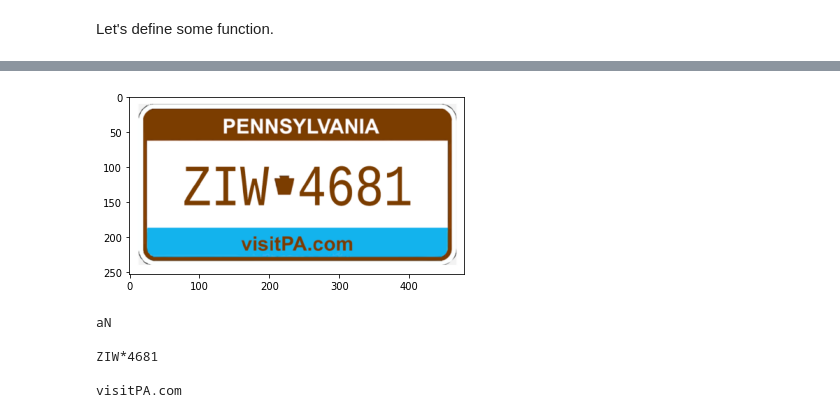
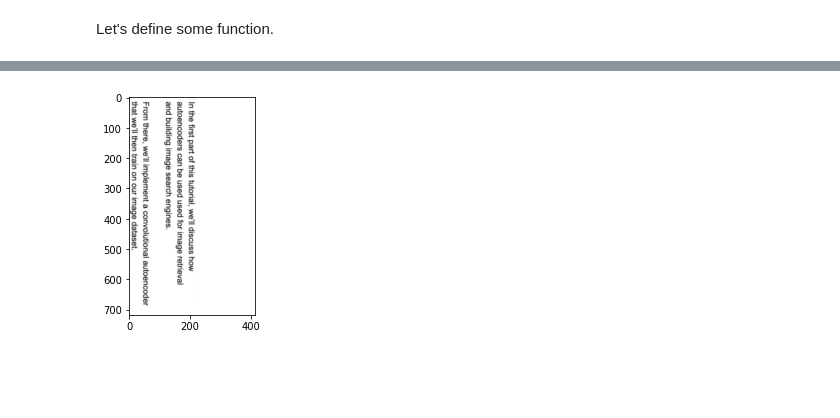
Before and after one commit to rahiakela/computer-vision-research-and-practice, a Jupyter notebook: opencv-projects-and-guide/ocr-with-opencv-and-tesseract/04_correcting_text_orientation.ipynb, the cells around one changed output, grey strips where cells are left out. Saved outputs shown, nothing was run; the diff lists cells and outputs as text; code cells hidden in the pictures; blank space fills up the shorter version.

```diff
--- a/opencv-projects-and-guide/ocr-with-opencv-and-tesseract/04_correcting_text_orientation.ipynb
+++ b/opencv-projects-and-guide/ocr-with-opencv-and-tesseract/04_correcting_text_orientation.ipynb
@@ -66,12 +89,4 @@ visitPA.com
 # %%
-show_image("license_plate.png")
+show_image("text-orient-2.png")
 # %% [output]
-[figure, old version]
+[figure, new version]
-# %%
-print(extract_text("license_plate.png", blacklist="*#"))
-# %% [output]
-aN
-
-ZIW*4681
-
-visitPA.com
```
Also changed, not shown: parts of 12 cells of this notebook.
